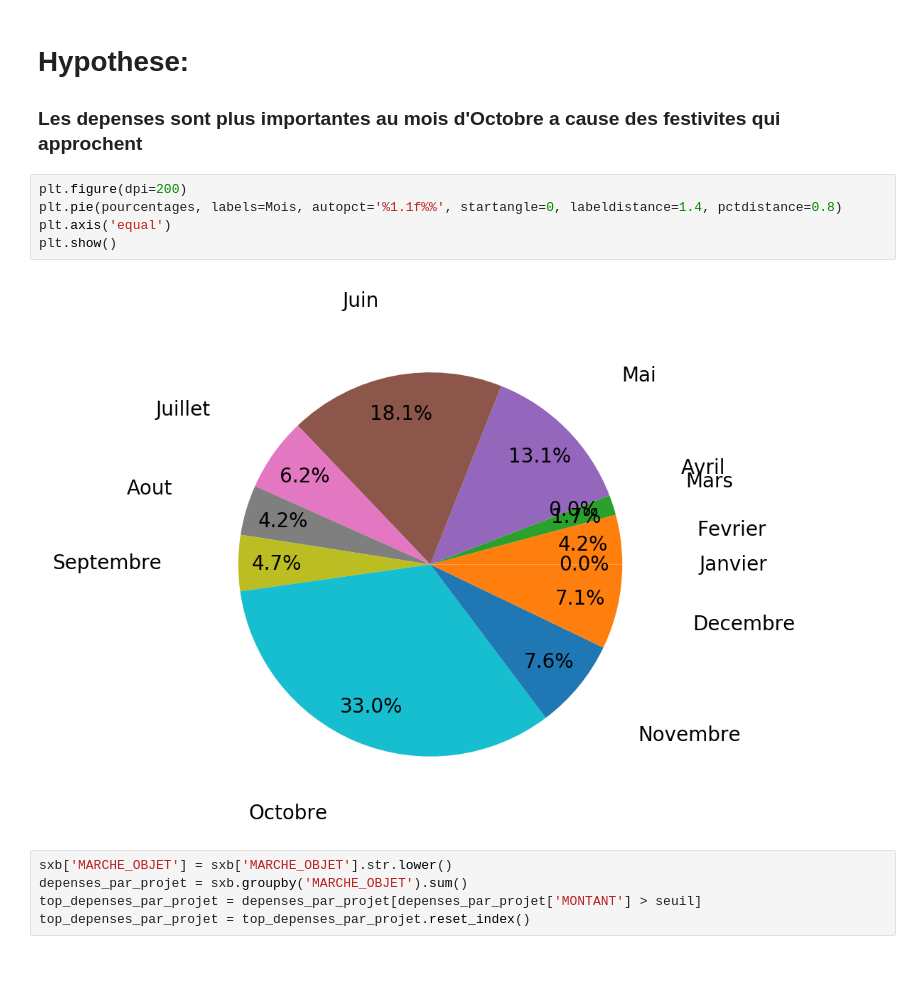
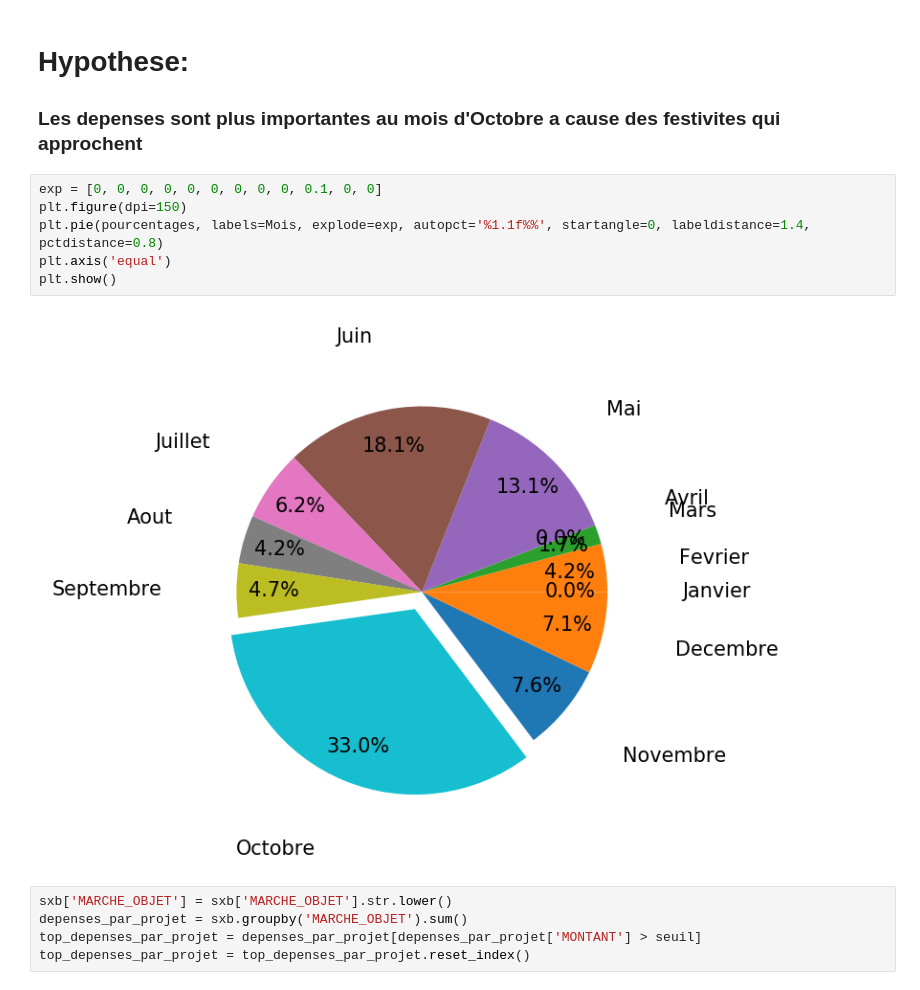
Before and after one commit to alexisskodak/Strasbourg-City-Expenses, a Jupyter notebook: achatsCommuneDeStrasbourg.ipynb, the cells around one changed output. Drawn from its saved outputs; the diff is of its cells as text.

```diff
--- a/achatsCommuneDeStrasbourg.ipynb
+++ b/achatsCommuneDeStrasbourg.ipynb
@@ -54,12 +54,13 @@ plt.show()
 # Hypothese:
 ### Les depenses sont plus importantes au mois d'Octobre a cause des festivites qui approchent
 # %%
-plt.figure(dpi=200)
-plt.pie(pourcentages, labels=Mois, autopct='%1.1f%%', startangle=0, labeldistance=1.4, pctdistance=0.8)
+exp = [0, 0, 0, 0, 0, 0, 0, 0, 0, 0.1, 0, 0]
+plt.figure(dpi=150)
+plt.pie(pourcentages, labels=Mois, explode=exp, autopct='%1.1f%%', startangle=0, labeldistance=1.4, pctdistance=0.8)
 plt.axis('equal')
 plt.show()
 # %% [output]
-[figure, old version]
+[figure, new version]
 # %%
 sxb['MARCHE_OBJET'] = sxb['MARCHE_OBJET'].str.lower()
 depenses_par_projet = sxb.groupby('MARCHE_OBJET').sum()
```
Also changed, not shown: 1 other file.
